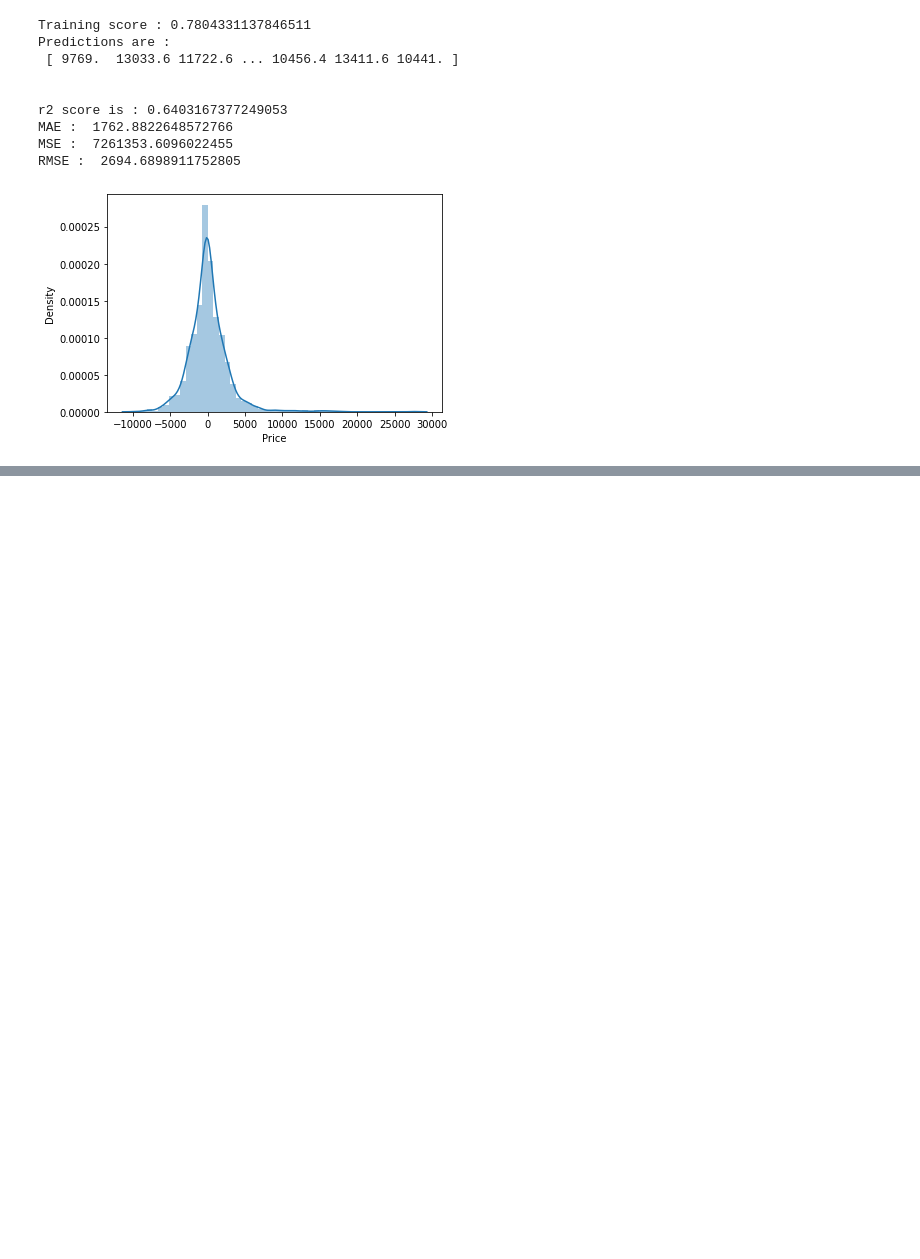
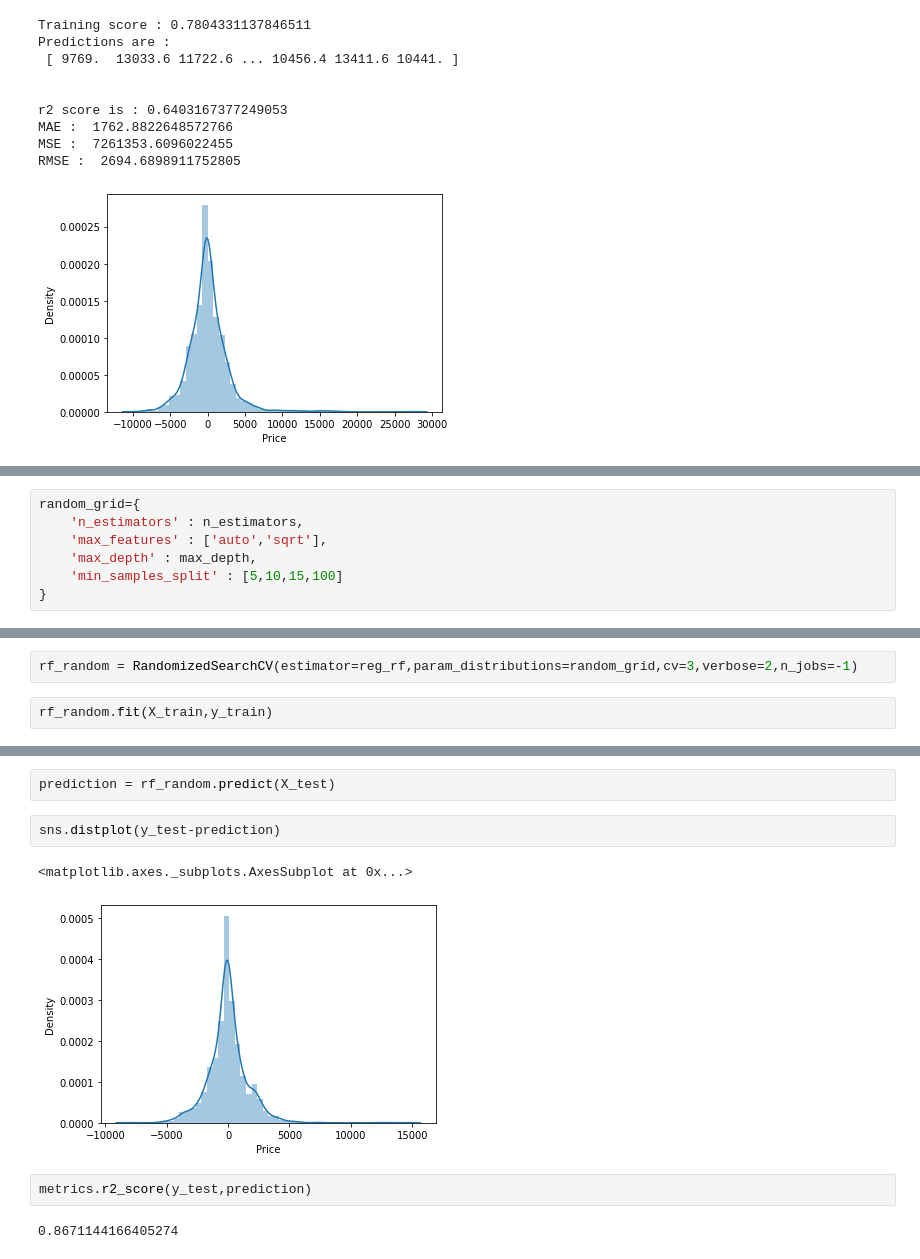
Before and after one commit to crzysab/Data-Science-Real-Projects-in-Python, a Jupyter notebook: Predict_Fare_of_Airlines_Tickets_using_Machine_Learning.ipynb, the cells around one changed output, grey strips where cells are left out. Drawn from its saved outputs; the diff is of its cells as text; blank space fills up the shorter version.

```diff
--- a/Predict_Fare_of_Airlines_Tickets_using_Machine_Learning.ipynb
+++ b/Predict_Fare_of_Airlines_Tickets_using_Machine_Learning.ipynb
@@ -863,0 +876,7 @@ RMSE :  2694.6898911752805
+# %%
+random_grid={
+    'n_estimators' : n_estimators,
+    'max_features' : ['auto','sqrt'],
+    'max_depth' : max_depth,
+    'min_samples_split' : [5,10,15,100]
+}
@@ -863,0 +890,4 @@ RMSE :  2694.6898911752805
+# %%
+rf_random = RandomizedSearchCV(estimator=reg_rf,param_distributions=random_grid,cv=3,verbose=2,n_jobs=-1)
+# %%
+rf_random.fit(X_train,y_train)
@@ -863,0 +922,11 @@ RMSE :  2694.6898911752805
+# %%
+prediction = rf_random.predict(X_test)
+# %%
+sns.distplot(y_test-prediction)
+# %% [output]
+<matplotlib.axes._subplots.AxesSubplot at 0x...>
+[figure, added]
+# %%
+metrics.r2_score(y_test,prediction)
+# %% [output]
+0.8671144166405274
```
Also changed, not shown: parts of 9 cells of this notebook.
